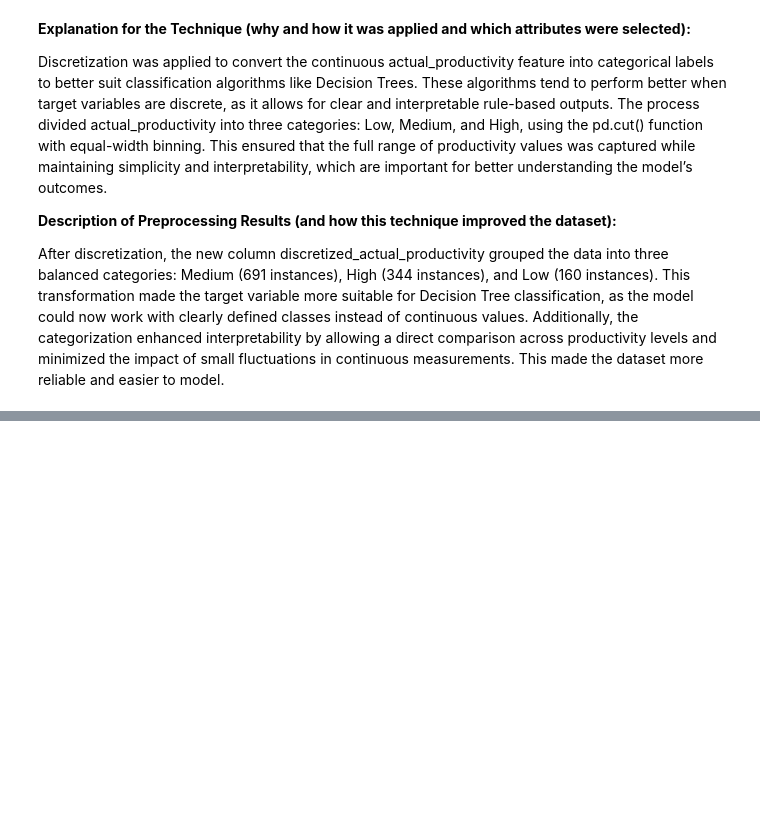
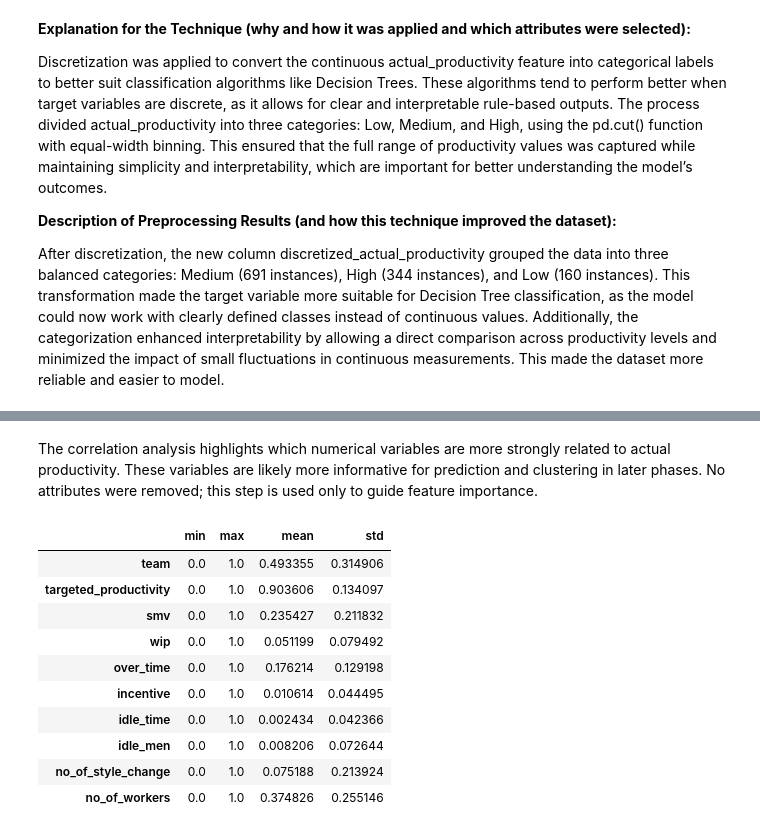
Before and after one commit to hind190/Data-Mining-Project-, a Jupyter notebook: phase2.ipynb, the cells around one changed output, grey strips where cells are left out. Saved outputs shown, nothing was run; the diff lists cells and outputs as text; code cells hidden in the pictures; blank space fills up the shorter version.

```diff
--- a/phase2.ipynb
+++ b/phase2.ipynb
@@ -278,0 +326,24 @@ After discretization, the new column discretized_actual_productivity grouped the
+# %% [markdown]
+The correlation analysis highlights which numerical variables are more strongly related to actual productivity.
+These variables are likely more informative for prediction and clustering in later phases.
+No attributes were removed; this step is used only to guide feature importance.
+# %%
+from sklearn.preprocessing import MinMaxScaler
+
+df_scaled = df_work.copy()
+scaler = MinMaxScaler()
+df_scaled[num_cols] = scaler.fit_transform(df_work[num_cols])
+
+df_scaled[num_cols].describe().T[["min","max","mean","std"]].head(10)
+# %% [output]
+|  | min | max | mean | std |
+| team | 0.0 | 1.0 | 0.493355 | 0.314906 |
+| targeted_productivity | 0.0 | 1.0 | 0.903606 | 0.134097 |
+| smv | 0.0 | 1.0 | 0.235427 | 0.211832 |
+| wip | 0.0 | 1.0 | 0.051199 | 0.079492 |
+| over_time | 0.0 | 1.0 | 0.176214 | 0.129198 |
+| incentive | 0.0 | 1.0 | 0.010614 | 0.044495 |
+| idle_time | 0.0 | 1.0 | 0.002434 | 0.042366 |
+| idle_men | 0.0 | 1.0 | 0.008206 | 0.072644 |
+| no_of_style_change | 0.0 | 1.0 | 0.075188 | 0.213924 |
+| no_of_workers | 0.0 | 1.0 | 0.374826 | 0.255146 |
```
Also changed, not shown: parts of 9 cells of this notebook.
